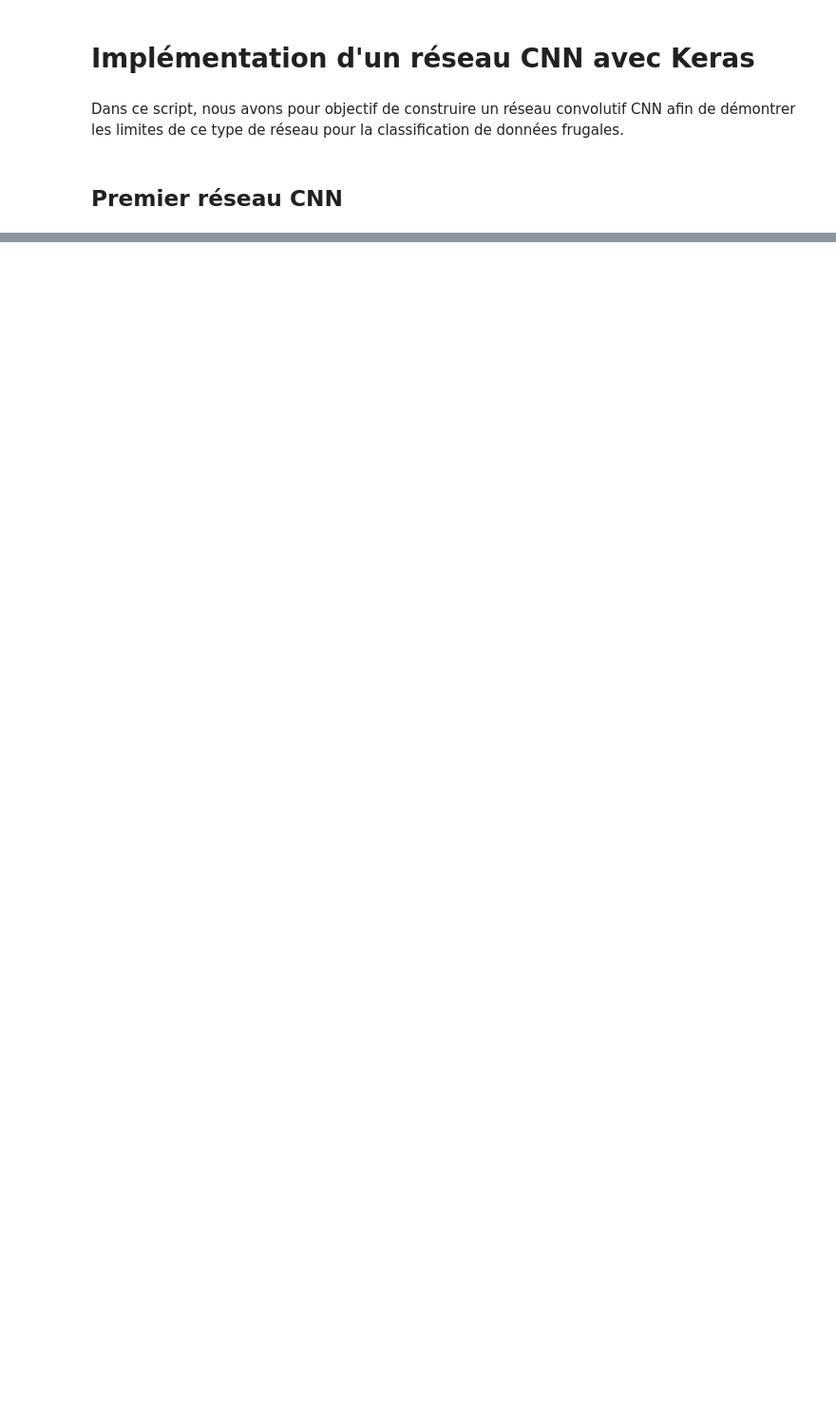
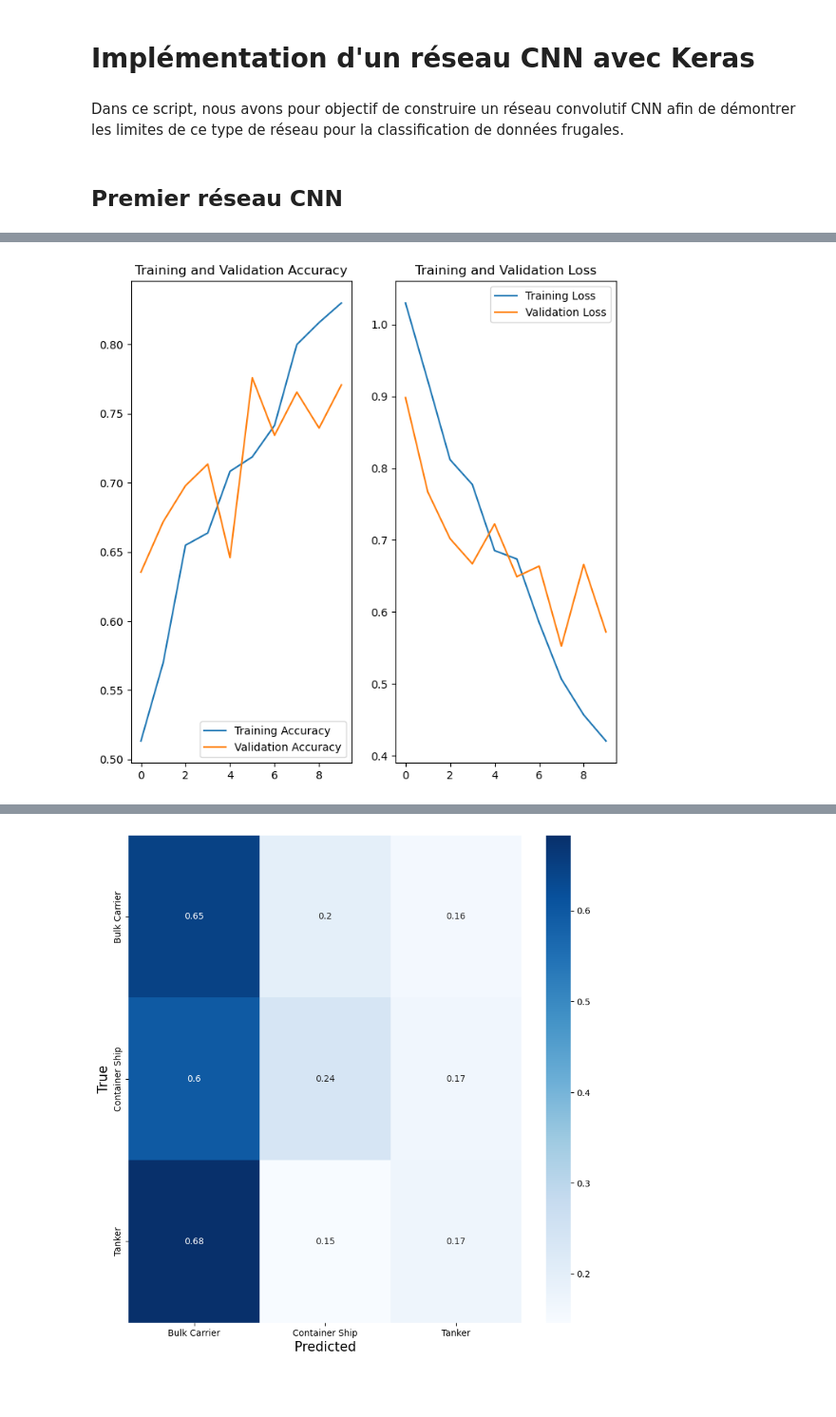
Before and after one commit to jufch/SiameseNetwork, a Jupyter notebook: CNN.ipynb, the cells around one changed output, grey strips where cells are left out. Shown at 95% size. Drawn from its saved outputs; the diff is of its cells as text; code cells hidden in the pictures; blank space fills up the shorter version.

```diff
--- a/CNN.ipynb
+++ b/CNN.ipynb
@@ -299,0 +349,27 @@ TypeError: Model.fit() got an unexpected keyword argument 'validation_y'
+# %%
+def simple_cnn(input_shape, num_classes):
+    model = Sequential([
+        Conv2D(32, (3,3), activation='relu', input_shape=input_shape),
+        MaxPooling2D((2,2)),
+        Conv2D(64, (3,3), activation='relu'),
+        MaxPooling2D((2,2)),
+        Conv2D(128, (3,3), activation='relu'),
+        MaxPooling2D((2,2)),
+        Flatten(),
+        Dense(1024, activation='relu'),
+        Dense(128, activation='relu'),
+        Dense(num_classes, activation='softmax')
+    ])
+    return model
+# %%
+input_shape = (96, 96, 1)
+num_classes = 3
+model = simple_cnn(input_shape, num_classes)
+optimizer = Adam(learning_rate=0.001)
+
+experiment = ModelTrainer(model, 'Split_Tanker_Bulk_Container_frugal_vv/train.csv', 'Split_Tanker_Bulk_Container_frugal_vv/validation.csv', 'Split_Tanker_Bulk_Container_frugal_vv/test.csv', '../OpenSARShip/Categories/', seed=42)
+# %%
+experiment.load_data()
+experiment.compile_model(optimizer, loss, ['accuracy'])
+experiment.train_model(batch_size, epochs=10)
+experiment.evaluate_model()
@@ -299,0 +398,5 @@ TypeError: Model.fit() got an unexpected keyword argument 'validation_y'
+# %%
+experiment.plot_training_history()
+experiment.plot_confusion_matrix()
+# %% [output]
+[figure, added]
@@ -300,2 +404,3 @@ TypeError: Model.fit() got an unexpected keyword argument 'validation_y'
+[figure, added]
 # %% [markdown]
 #
```
Also changed, not shown: parts of 15 cells of this notebook, 7 other files.
